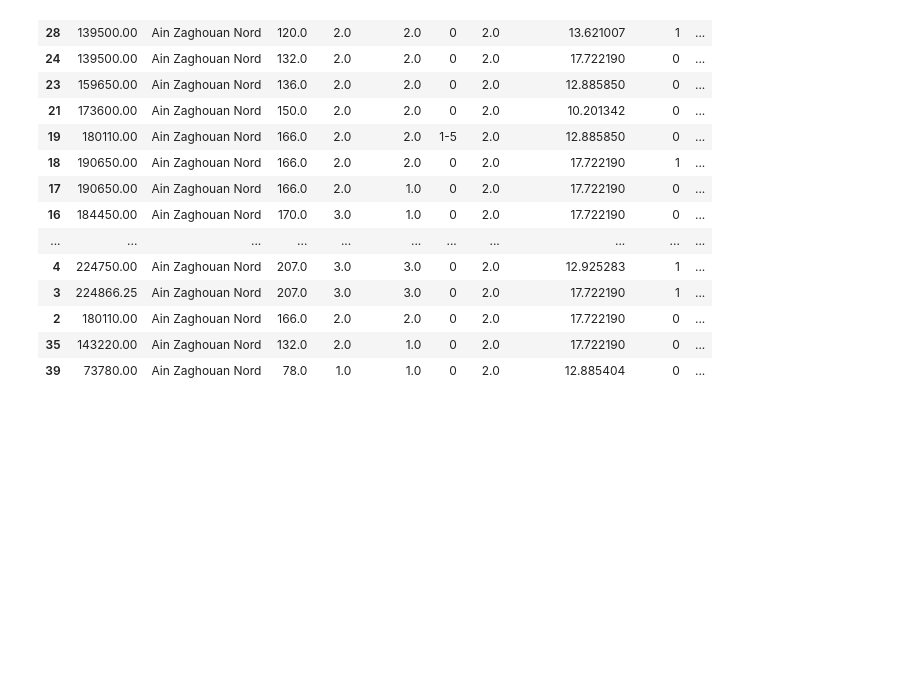
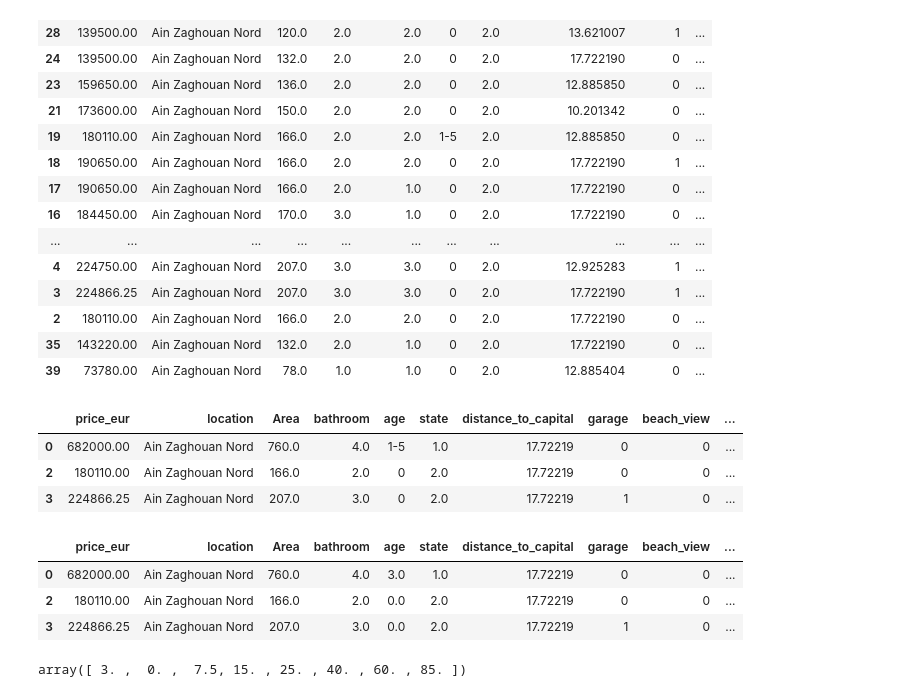
Before and after one commit to Jomar77/NZ-House-Price-Predictor, a Jupyter notebook: main.ipynb, the cells around one changed output. Cells and saved outputs as stored; diff of their text form; code cells hidden in the pictures; blank space fills up the shorter version.

```diff
--- a/main.ipynb
+++ b/main.ipynb
@@ -314,3 +314,11 @@ df9.head(20).sort_values(by = 'location')
 | 2 | 180110.00 | Ain Zaghouan Nord | 166.0 | 2.0 | 2.0 | 0 | 2.0 | 17.722190 | 0 | ... |
 | 35 | 143220.00 | Ain Zaghouan Nord | 132.0 | 2.0 | 1.0 | 0 | 2.0 | 17.722190 | 0 | ... |
 | 39 | 73780.00 | Ain Zaghouan Nord | 78.0 | 1.0 | 1.0 | 0 | 2.0 | 12.885404 | 0 | ... |
+# %%
+df10 = df9.drop(['room','price_per_m2'], axis='columns')
+df10.head(3)
+# %% [output]
+|  | price_eur | location | Area | bathroom | age | state | distance_to_capital | garage | beach_view | ... |
+| 0 | 682000.00 | Ain Zaghouan Nord | 760.0 | 4.0 | 1-5 | 1.0 | 17.72219 | 0 | 0 | ... |
+| 2 | 180110.00 | Ain Zaghouan Nord | 166.0 | 2.0 | 0 | 2.0 | 17.72219 | 0 | 0 | ... |
+| 3 | 224866.25 | Ain Zaghouan Nord | 207.0 | 3.0 | 0 | 2.0 | 17.72219 | 1 | 0 | ... |
@@ -316,0 +334,14 @@ df9.head(20).sort_values(by = 'location')
+# %%
+df11 = df10.copy()
+df11['age'] = df11['age'].apply(convert_age_to_avg)
+df11.dropna(subset=['age'], inplace=True)
+df11.head(3)
+# %% [output]
+|  | price_eur | location | Area | bathroom | age | state | distance_to_capital | garage | beach_view | ... |
+| 0 | 682000.00 | Ain Zaghouan Nord | 760.0 | 4.0 | 3.0 | 1.0 | 17.72219 | 0 | 0 | ... |
+| 2 | 180110.00 | Ain Zaghouan Nord | 166.0 | 2.0 | 0.0 | 2.0 | 17.72219 | 0 | 0 | ... |
+| 3 | 224866.25 | Ain Zaghouan Nord | 207.0 | 3.0 | 0.0 | 2.0 | 17.72219 | 1 | 0 | ... |
+# %%
+df11.age.unique()
+# %% [output]
+array([ 3. ,  0. ,  7.5, 15. , 25. , 40. , 60. , 85. ])
```
Also changed, not shown: parts of 1 cell of this notebook.
